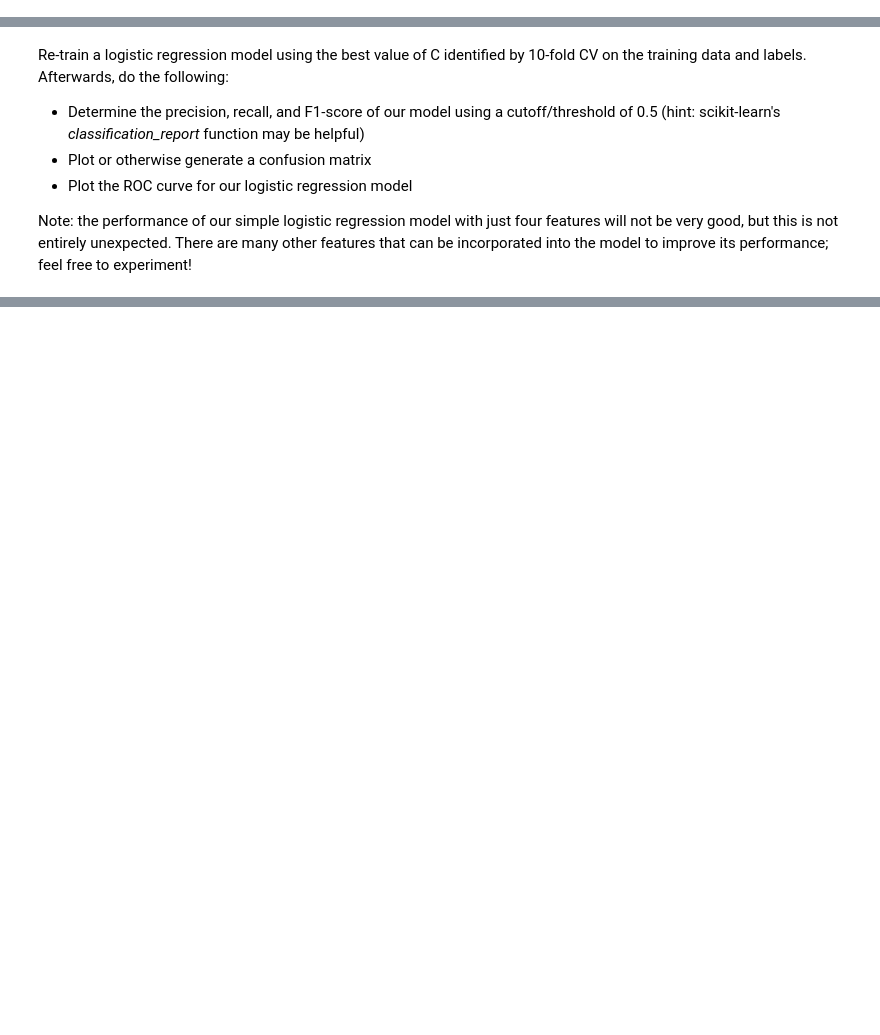
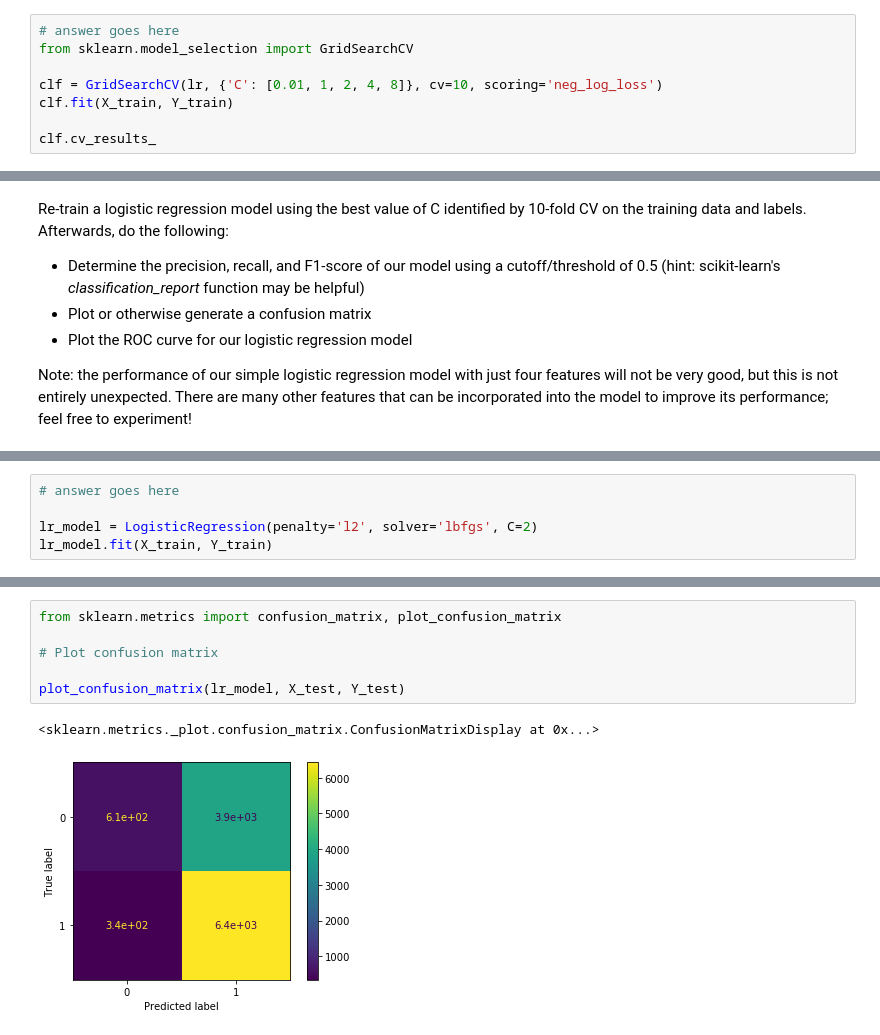
Before and after one commit to thinkful-dsi-cassowary/dsi3_student_pair_work, a Jupyter notebook: Coby/25_01_Day 25 Lecture 1 Assignment.ipynb, the cells around one changed output, grey strips where cells are left out. Saved outputs shown, nothing was run; the diff lists cells and outputs as text; blank space fills up the shorter version.

```diff
--- a/Coby/25_01_Day 25 Lecture 1 Assignment.ipynb
+++ b/Coby/25_01_Day 25 Lecture 1 Assignment.ipynb
@@ -148,0 +138,8 @@ cross_validate(lr, X_train, Y_train, cv=10)
+# %%
+# answer goes here
+from sklearn.model_selection import GridSearchCV
+
+clf = GridSearchCV(lr, {'C': [0.01, 1, 2, 4, 8]}, cv=10, scoring='neg_log_loss')
+clf.fit(X_train, Y_train)
+
+clf.cv_results_
@@ -158,0 +172,5 @@ Note: the performance of our simple logistic regression model with just four fea
+# %%
+# answer goes here
+
+lr_model = LogisticRegression(penalty='l2', solver='lbfgs', C=2)
+lr_model.fit(X_train, Y_train)
@@ -158,0 +199,9 @@ Note: the performance of our simple logistic regression model with just four fea
+# %%
+from sklearn.metrics import confusion_matrix, plot_confusion_matrix
+
+# Plot confusion matrix
+
+plot_confusion_matrix(lr_model, X_test, Y_test)
+# %% [output]
+<sklearn.metrics._plot.confusion_matrix.ConfusionMatrixDisplay at 0x...>
+[figure, added]
```
Also changed, not shown: parts of 8 cells of this notebook, 2 other files.
